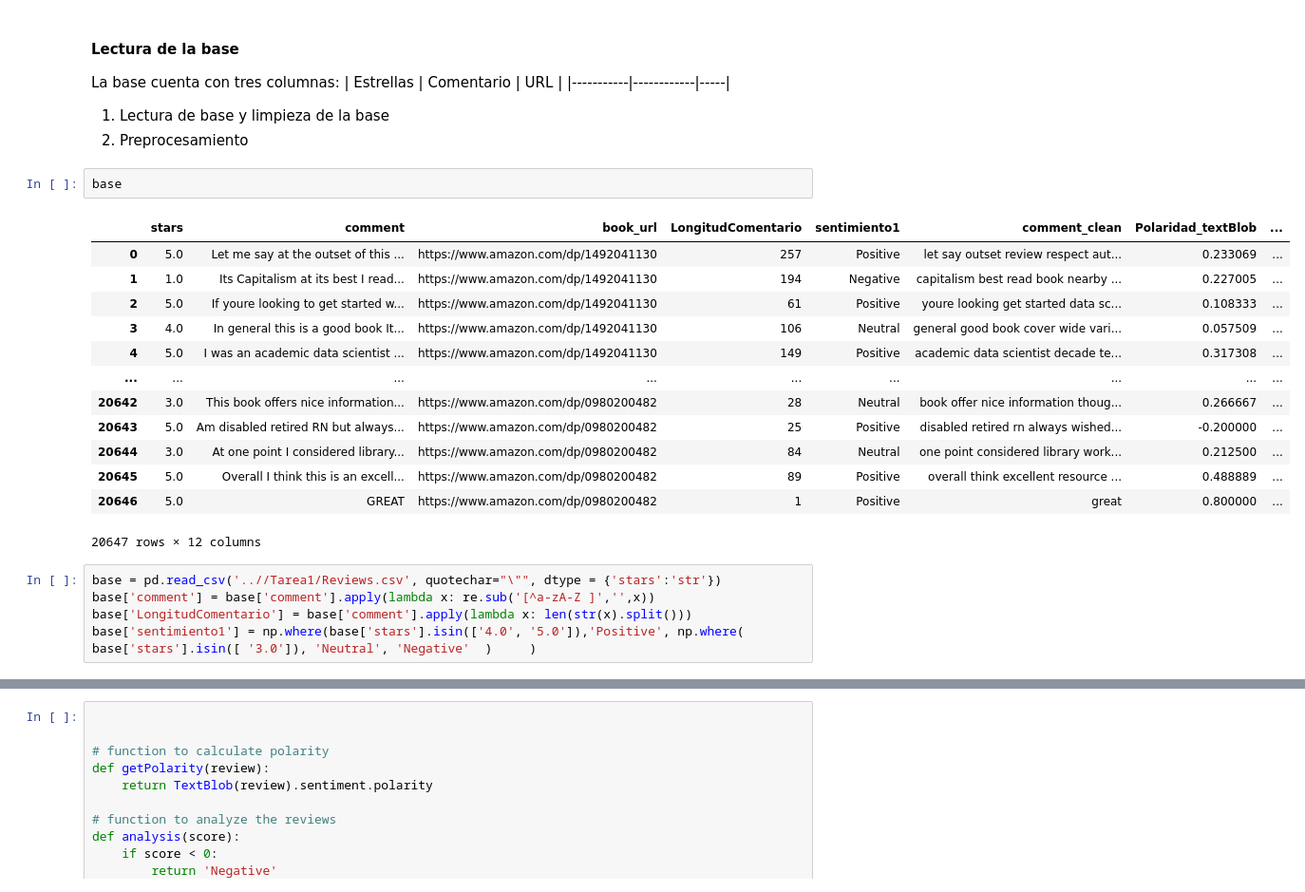
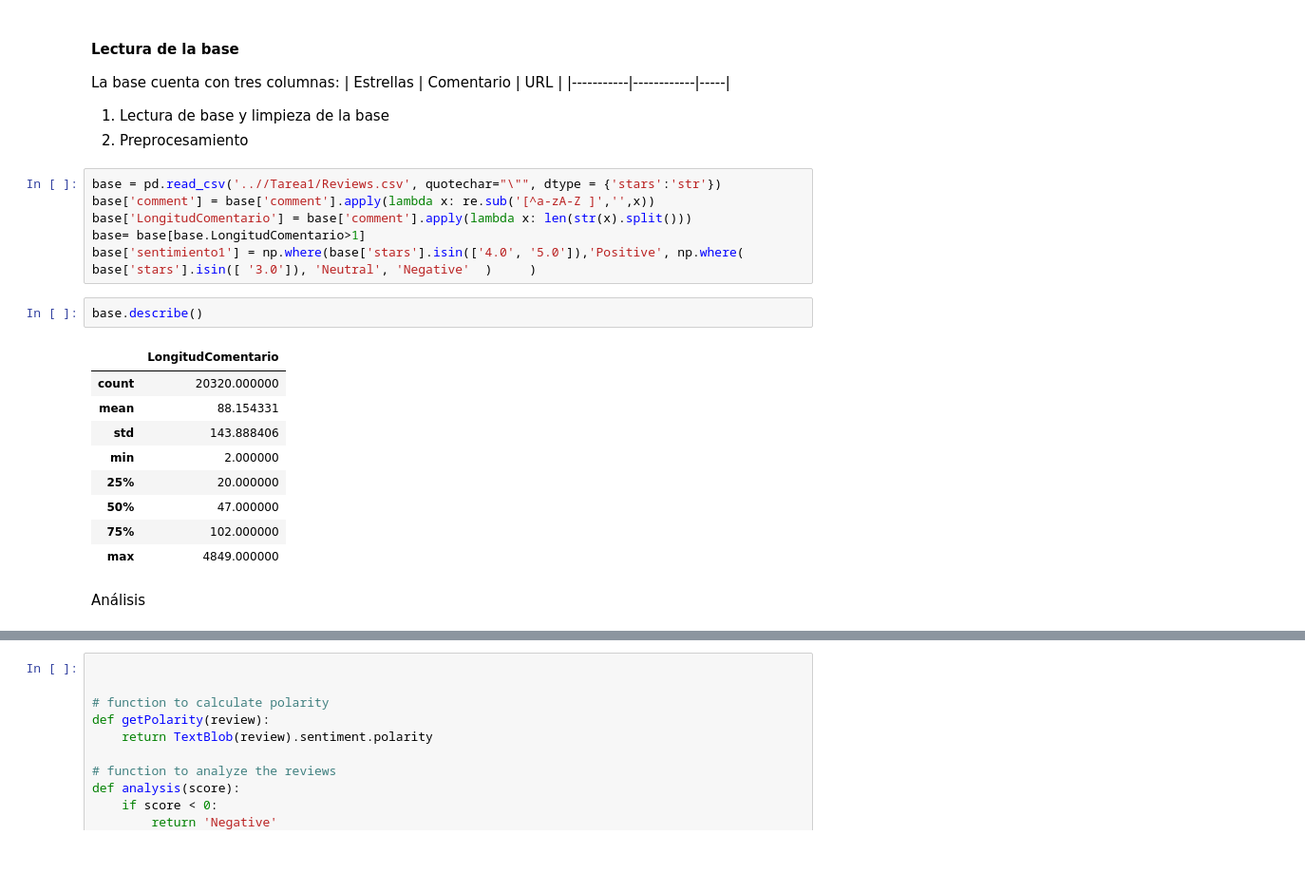
Before and after one commit to luisenerio/ProcesamientoDatosLuisLopezNerio1487280, a Jupyter notebook: Tarea2/Tarea2LuisLopezNerio.ipynb, the cells around one changed output, grey strips where cells are left out. Shown at 95% size. Drawn from its saved outputs; the diff is of its cells as text; blank space fills up the shorter version.

Commit message:
tarea2

```diff
--- a/Tarea2/Tarea2LuisLopezNerio.ipynb
+++ b/Tarea2/Tarea2LuisLopezNerio.ipynb
@@ -67,24 +67,23 @@ La base cuenta con tres columnas:
 |-----------|------------|-----|
 1. Lectura de base y limpieza de la base
 2. Preprocesamiento
+# %%
+base = pd.read_csv('..//Tarea1/Reviews.csv', quotechar="\"", dtype = {'stars':'str'})
+base['comment'] = base['comment'].apply(lambda x: re.sub('[^a-zA-Z ]','',x))
+base['LongitudComentario'] = base['comment'].apply(lambda x: len(str(x).split()))
+base= base[base.LongitudComentario>1]
+base['sentimiento1'] = np.where(base['stars'].isin(['4.0', '5.0']),'Positive', np.where( base['stars'].isin([ '3.0']), 'Neutral', 'Negative'  )     )
 # %%
-base
+base.describe()
 # %% [output]
-|  | stars | comment | book_url | LongitudComentario | sentimiento1 | comment_clean | Polaridad_textBlob | ... |
-| 0 | 5.0 | Let me say at the outset of this ... | https://www.amazon.com/dp/1492041130 | 257 | Positive | let say outset review respect aut... | 0.233069 | ... |
-| 1 | 1.0 | Its Capitalism at its best I read... | https://www.amazon.com/dp/1492041130 | 194 | Negative | capitalism best read book nearby ... | 0.227005 | ... |
-| 2 | 5.0 | If youre looking to get started w... | https://www.amazon.com/dp/1492041130 | 61 | Positive | youre looking get started data sc... | 0.108333 | ... |
-| 3 | 4.0 | In general this is a good book It... | https://www.amazon.com/dp/1492041130 | 106 | Neutral | general good book cover wide vari... | 0.057509 | ... |
-| 4 | 5.0 | I was an academic data scientist ... | https://www.amazon.com/dp/1492041130 | 149 | Positive | academic data scientist decade te... | 0.317308 | ... |
-| ... | ... | ... | ... | ... | ... | ... | ... | ... |
-| 20642 | 3.0 | This book offers nice information... | https://www.amazon.com/dp/0980200482 | 28 | Neutral | book offer nice information thoug... | 0.266667 | ... |
-| 20643 | 5.0 | Am disabled retired RN but always... | https://www.amazon.com/dp/0980200482 | 25 | Positive | disabled retired rn always wished... | -0.200000 | ... |
-| 20644 | 3.0 | At one point I considered library... | https://www.amazon.com/dp/0980200482 | 84 | Neutral | one point considered library work... | 0.212500 | ... |
-| 20645 | 5.0 | Overall I think this is an excell... | https://www.amazon.com/dp/0980200482 | 89 | Positive | overall think excellent resource ... | 0.488889 | ... |
-| 20646 | 5.0 | GREAT | https://www.amazon.com/dp/0980200482 | 1 | Positive | great | 0.800000 | ... |
+|  | LongitudComentario |
+| count | 20320.000000 |
+| mean | 88.154331 |
+| std | 143.888406 |
+| min | 2.000000 |
+| 25% | 20.000000 |
+| 50% | 47.000000 |
+| 75% | 102.000000 |
+| max | 4849.000000 |
-20647 rows × 12 columns
-# %%
-base = pd.read_csv('..//Tarea1/Reviews.csv', quotechar="\"", dtype = {'stars':'str'})
-base['comment'] = base['comment'].apply(lambda x: re.sub('[^a-zA-Z ]','',x))
-base['LongitudComentario'] = base['comment'].apply(lambda x: len(str(x).split()))
-base['sentimiento1'] = np.where(base['stars'].isin(['4.0', '5.0']),'Positive', np.where( base['stars'].isin([ '3.0']), 'Neutral', 'Negative'  )     )
+# %% [markdown]
+Análisis
```
Also changed, not shown: parts of 40 cells of this notebook, 6 other files.
